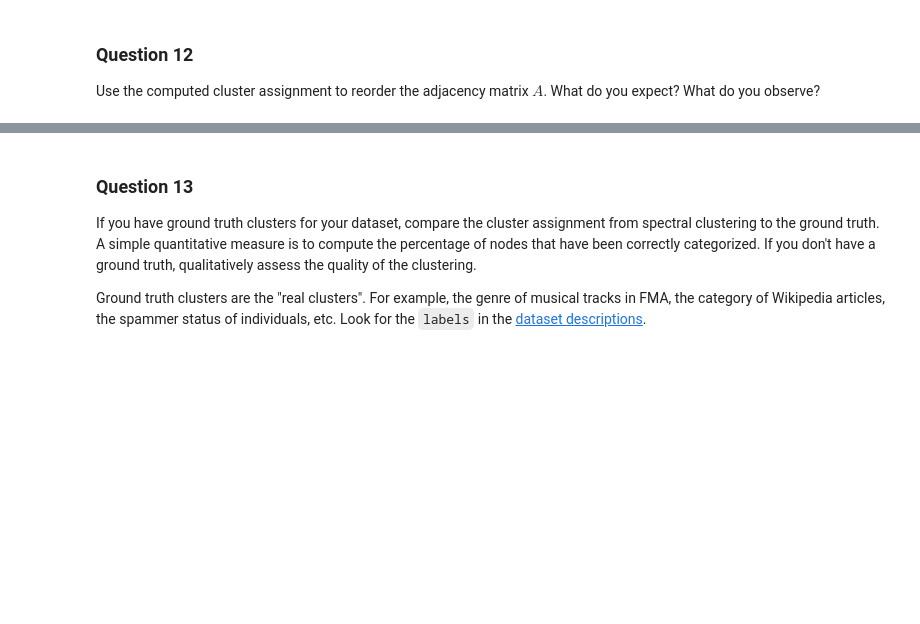
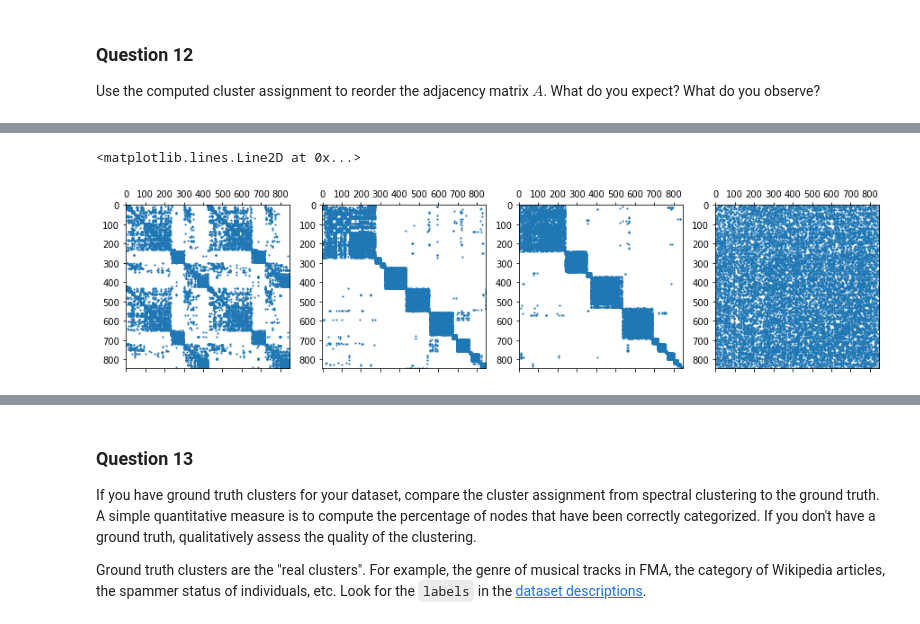
Before and after one commit to Kakavand/EPFL-antiterrorAssignment, a Jupyter notebook: John/3_spectral_graph_theory.ipynb, the cells around one changed output, grey strips where cells are left out. Drawn from its saved outputs; the diff is of its cells as text; code cells hidden in the pictures; blank space fills up the shorter version.

```diff
--- a/John/3_spectral_graph_theory.ipynb
+++ b/John/3_spectral_graph_theory.ipynb
@@ -248,0 +267,35 @@ What do you expect? What do you observe?
+# %%
+# Sort of the columns according to labels starting with cluster 0
+idx = labels.argsort()
+adj_sorted = A[:,idx]
+adj_sorted = adj_sorted[idx,:]
+
+# plot original adjacency
+fig = plt.figure(figsize=(15,4))
+ax1 = fig.add_subplot(141)
+ax1.spy(A,markersize=1)
+
+# plot rearranged adjacency according to cluster assignments
+ax2 = fig.add_subplot(142)
+ax2.spy(adj_sorted, markersize=1)
+
+# based on unnormalized laplacian
+clusters = KMeans(k)
+Z_un = eigenvectors_un[:,:21]
+clusters.fit(Z_un)
+labels_un = clusters.labels_
+idx2 = labels_un.argsort()
+adj_sorted_un = A[:,idx2]
+adj_sorted_un = adj_sorted_un[idx2,:]
+ax3 = fig.add_subplot(143)
+ax3.spy(adj_sorted_un,markersize=1)
+
+# random permutation for comparison
+idx3 = np.random.permutation(list(range(n_nodes)))
+temp = A[:,idx3]
+temp = temp[idx3,:]
+ax4 = fig.add_subplot(144)
+ax4.spy(temp,markersize=1)
+# %% [output]
+<matplotlib.lines.Line2D at 0x...>
+[figure, added]
```
Also changed, not shown: parts of 7 cells of this notebook, 3 other files.
